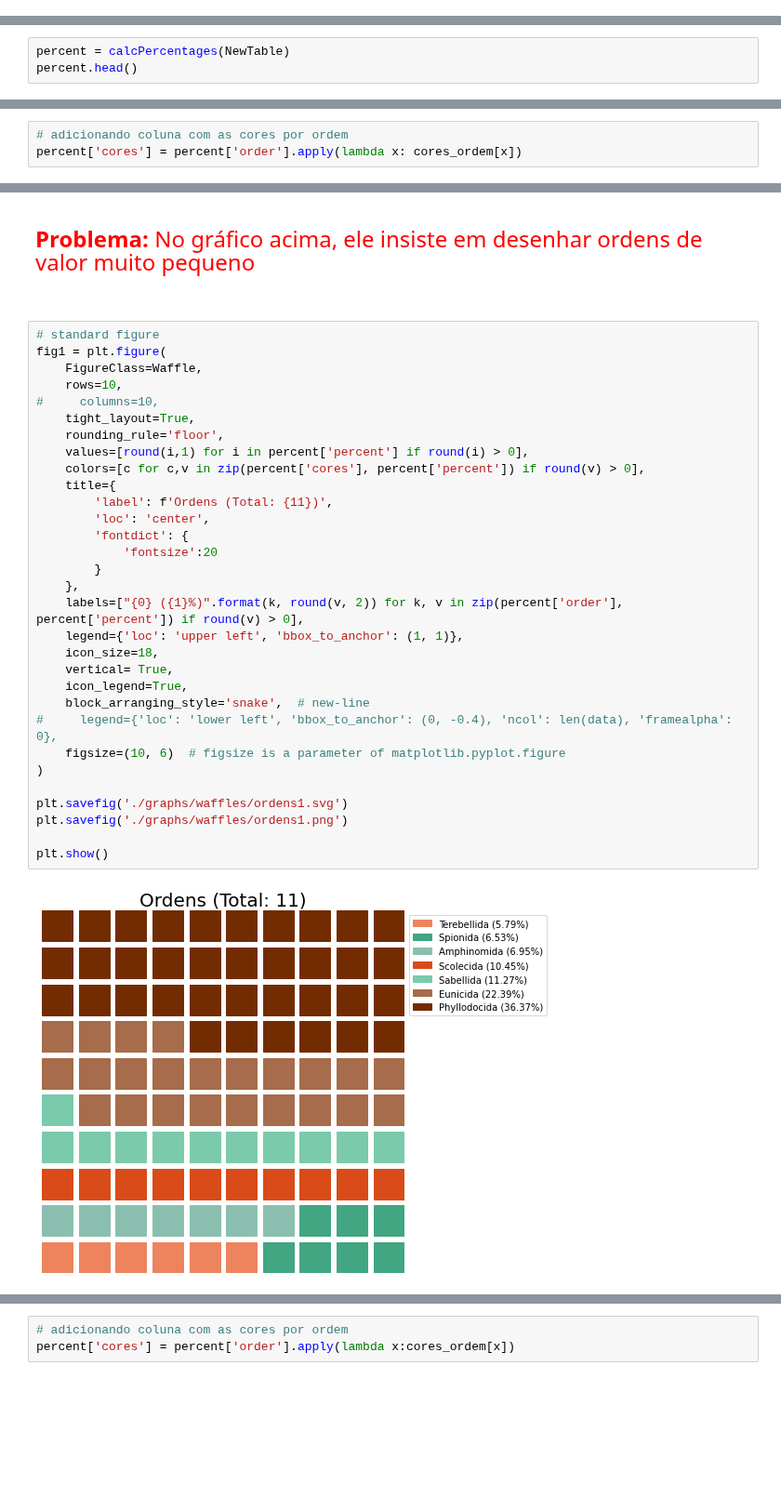
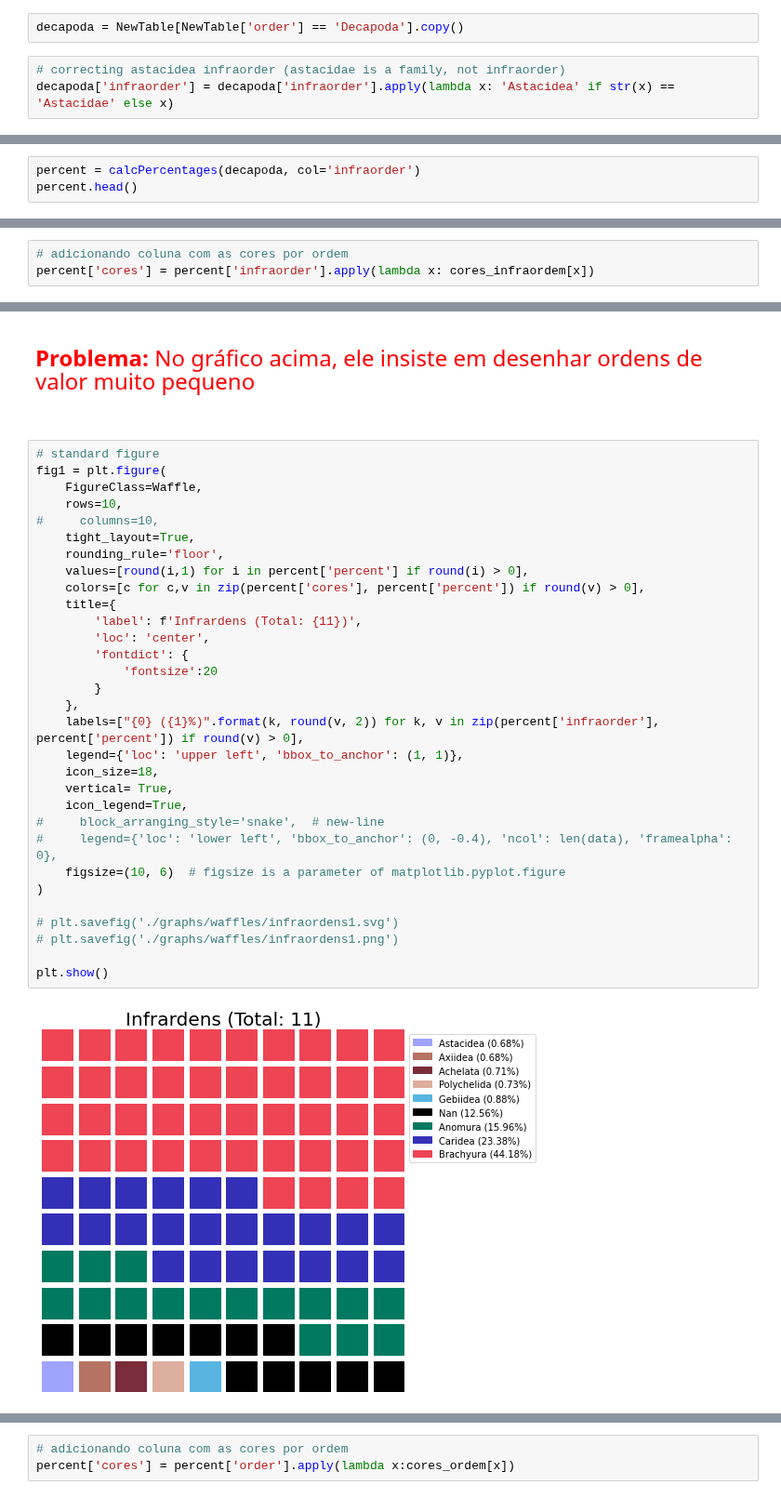
Before and after one commit to aslamedeiros/Vis_Zoo---Fase-1, a Jupyter notebook: carcinos/Waffle_charts.ipynb, the cells around one changed output, grey strips where cells are left out. Shown at 93% size. Saved outputs shown, nothing was run; the diff lists cells and outputs as text; blank space fills up the shorter version.

Commit message:
primeira versão dos Waffle Charts - CARCINOS

```diff
--- a/carcinos/Waffle_charts.ipynb
+++ b/carcinos/Waffle_charts.ipynb
@@ -135,0 +34,5 @@ cores_ordem = {
+# %%
+decapoda = NewTable[NewTable['order'] == 'Decapoda'].copy()
+# %%
+# correcting astacidea infraorder (astacidae is a family, not infraorder)
+decapoda['infraorder'] = decapoda['infraorder'].apply(lambda x: 'Astacidea' if str(x) == 'Astacidae' else x)
@@ -154,6 +79,6 @@ def calcPercentages(df, col='order', discard_col= 'index'):
 
     return percent
 # %%
-percent = calcPercentages(NewTable)
+percent = calcPercentages(decapoda, col='infraorder')
 percent.head()
 # %% [output]
@@ -166,6 +91,6 @@ percent.head()
 # %%
 # adicionando coluna com as cores por ordem
-percent['cores'] = percent['order'].apply(lambda x: cores_ordem[x])
+percent['cores'] = percent['infraorder'].apply(lambda x: cores_infraordem[x])
 # %%
 percent.sort_values('percent', inplace=True)
 # %%
@@ -210,33 +135,33 @@ plt.show()
 # %%
 # standard figure
 fig1 = plt.figure(
     FigureClass=Waffle,
     rows=10,
 #     columns=10,
     tight_layout=True,
     rounding_rule='floor',
     values=[round(i,1) for i in percent['percent'] if round(i) > 0],
     colors=[c for c,v in zip(percent['cores'], percent['percent']) if round(v) > 0],
     title={
-        'label': f'Ordens (Total: {11})',
+        'label': f'Infrardens (Total: {11})',
         'loc': 'center',
         'fontdict': {
             'fontsize':20
         }
     },
-    labels=["{0} ({1}%)".format(k, round(v, 2)) for k, v in zip(percent['order'], percent['percent']) if round(v) > 0],
+    labels=["{0} ({1}%)".format(k, round(v, 2)) for k, v in zip(percent['infraorder'], percent['percent']) if round(v) > 0],
     legend={'loc': 'upper left', 'bbox_to_anchor': (1, 1)},
     icon_size=18,
     vertical= True,
     icon_legend=True,
-    block_arranging_style='snake',  # new-line
+#     block_arranging_style='snake',  # new-line
 #     legend={'loc': 'lower left', 'bbox_to_anchor': (0, -0.4), 'ncol': len(data), 'framealpha': 0},
     figsize=(10, 6)  # figsize is a parameter of matplotlib.pyplot.figure
 )
 
-plt.savefig('./graphs/waffles/ordens1.svg')
-plt.savefig('./graphs/waffles/ordens1.png')
+# plt.savefig('./graphs/waffles/infraordens1.svg')
+# plt.savefig('./graphs/waffles/infraordens1.png')
 
 plt.show()
 # %% [output]
-[figure, old version]
+[figure, new version]
```
Also changed, not shown: parts of 22 cells of this notebook, 5 other files.
